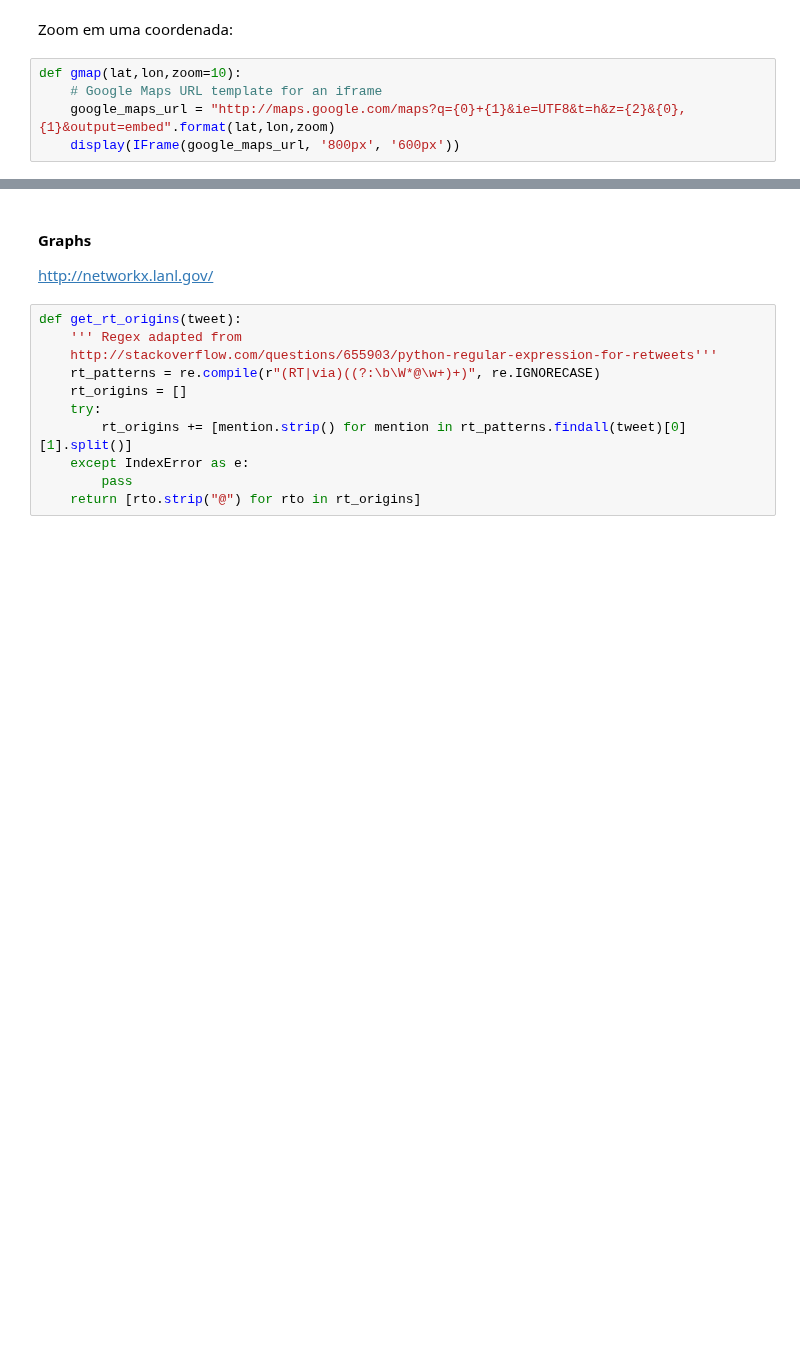
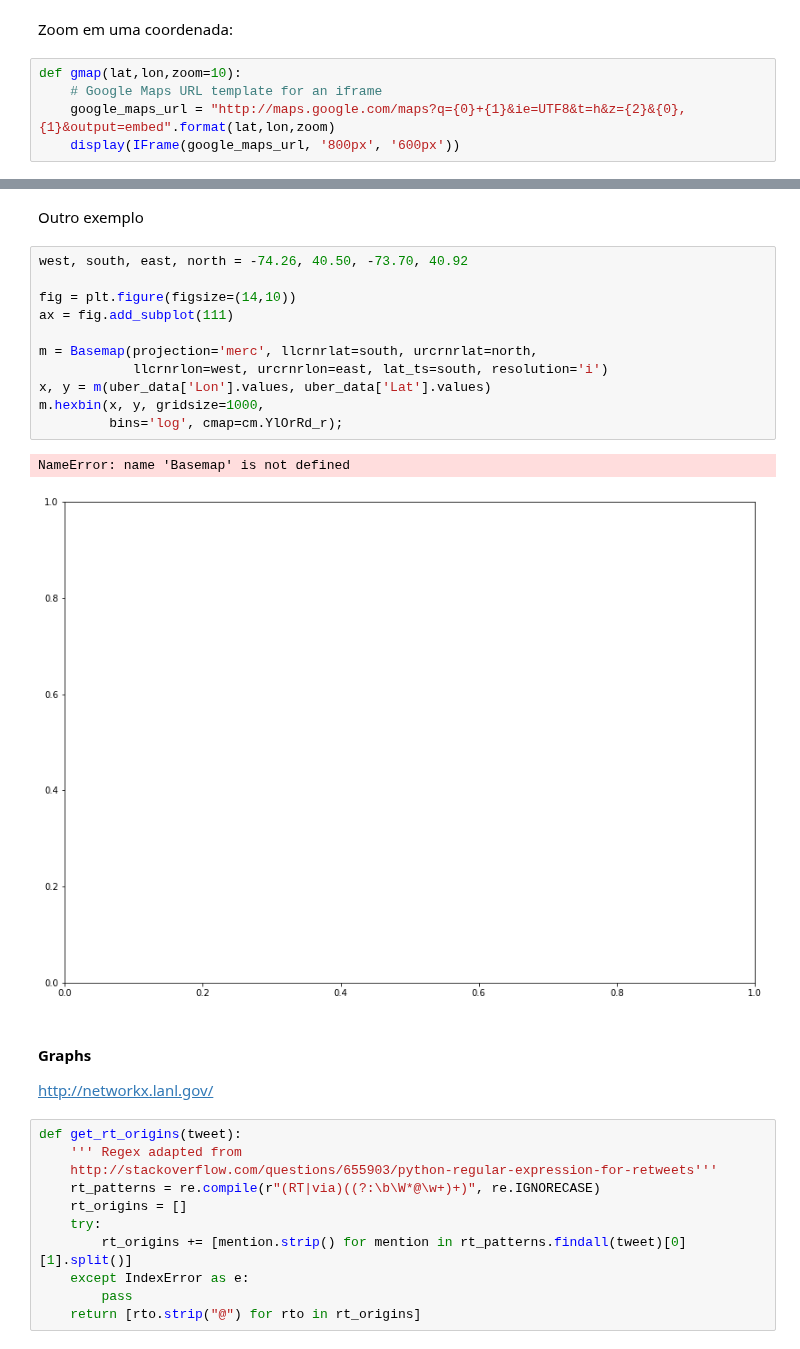
Before and after one commit to rsouza/MMD, a Jupyter notebook: notebooks/07_Spatial_Analysis_Examples.ipynb, the cells around one changed output, grey strips where cells are left out. Drawn from its saved outputs; the diff is of its cells as text; blank space fills up the shorter version.

```diff
--- a/notebooks/07_Spatial_Analysis_Examples.ipynb
+++ b/notebooks/07_Spatial_Analysis_Examples.ipynb
@@ -852,3 +732,19 @@ gmap(lats[0],lons[0],4)
+# %% [markdown]
+Outro exemplo
+# %%
+west, south, east, north = -74.26, 40.50, -73.70, 40.92
+
+fig = plt.figure(figsize=(14,10))
+ax = fig.add_subplot(111)
+
+m = Basemap(projection='merc', llcrnrlat=south, urcrnrlat=north,
+            llcrnrlon=west, urcrnrlon=east, lat_ts=south, resolution='i')
+x, y = m(uber_data['Lon'].values, uber_data['Lat'].values)
+m.hexbin(x, y, gridsize=1000,
+         bins='log', cmap=cm.YlOrRd_r);
+# %% [output]
+NameError: name 'Basemap' is not defined
+[figure, added]
 # %% [markdown]
 #### Graphs
 
```
Also changed, not shown: parts of 54 cells of this notebook.
